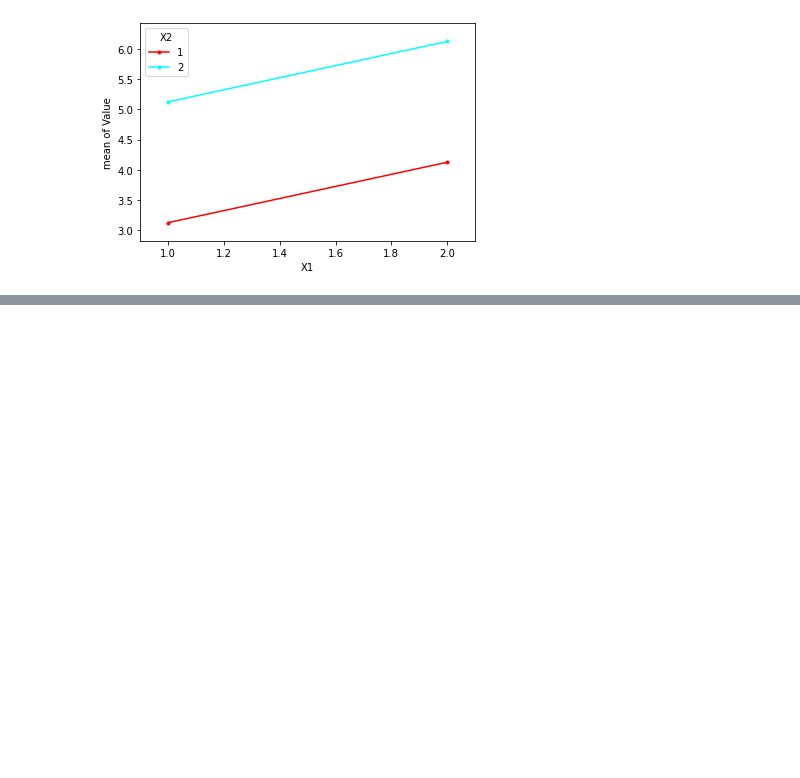
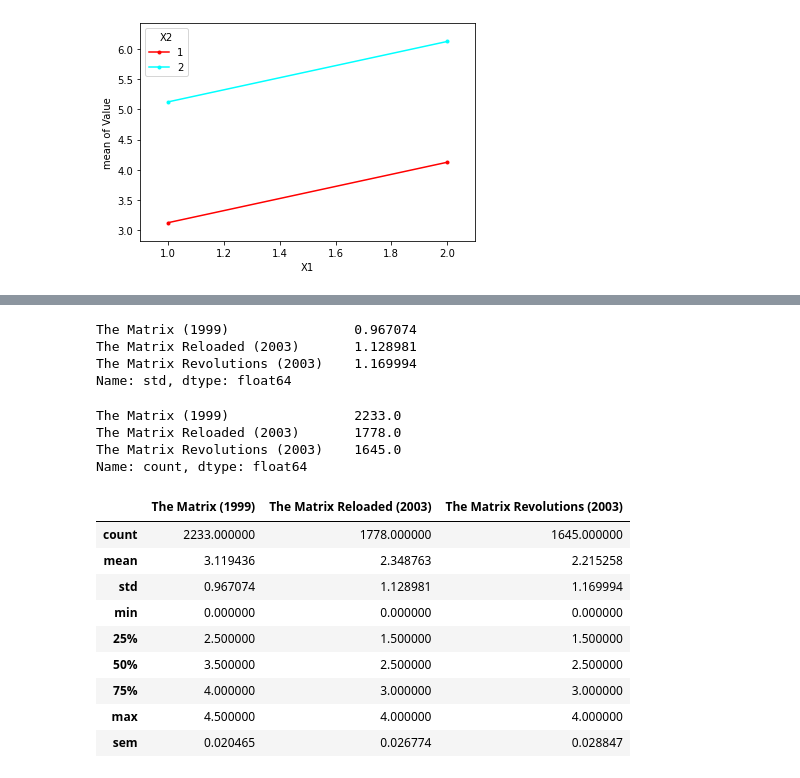
Before and after one commit to AlexMan2000/NYU-Master-Program, a Jupyter notebook: DS-GA-1001/lab_materials/lab04/Lab 3 - Significance Tests part 1 - finite pruning mode.ipynb, the cells around one changed output, grey strips where cells are left out. Drawn from its saved outputs; the diff is of its cells as text; code cells hidden in the pictures; blank space fills up the shorter version.

```diff
--- a/DS-GA-1001/lab_materials/lab04/Lab 3 - Significance Tests part 1 - finite pruning mode.ipynb
+++ b/DS-GA-1001/lab_materials/lab04/Lab 3 - Significance Tests part 1 - finite pruning mode.ipynb
@@ -294,0 +355,27 @@ Residual  4.583395e+02  116.0           NaN           NaN
+# %%
+magic.iloc[2,:]
+# %% [output]
+The Matrix (1999)                0.967074
+The Matrix Reloaded (2003)       1.128981
+The Matrix Revolutions (2003)    1.169994
+Name: std, dtype: float64
+# %%
+magic.iloc[0,:]
+# %% [output]
+The Matrix (1999)                2233.0
+The Matrix Reloaded (2003)       1778.0
+The Matrix Revolutions (2003)    1645.0
+Name: count, dtype: float64
+# %%
+magic
+# %% [output]
+|  | The Matrix (1999) | The Matrix Reloaded (2003) | The Matrix Revolutions (2003) |
+| count | 2233.000000 | 1778.000000 | 1645.000000 |
+| mean | 3.119436 | 2.348763 | 2.215258 |
+| std | 0.967074 | 1.128981 | 1.169994 |
+| min | 0.000000 | 0.000000 | 0.000000 |
+| 25% | 2.500000 | 1.500000 | 1.500000 |
+| 50% | 3.500000 | 2.500000 | 2.500000 |
+| 75% | 4.000000 | 3.000000 | 3.000000 |
+| max | 4.500000 | 4.000000 | 4.000000 |
+| sem | 0.020465 | 0.026774 | 0.028847 |
```
Also changed, not shown: parts of 1 cell of this notebook, 29 other files.
